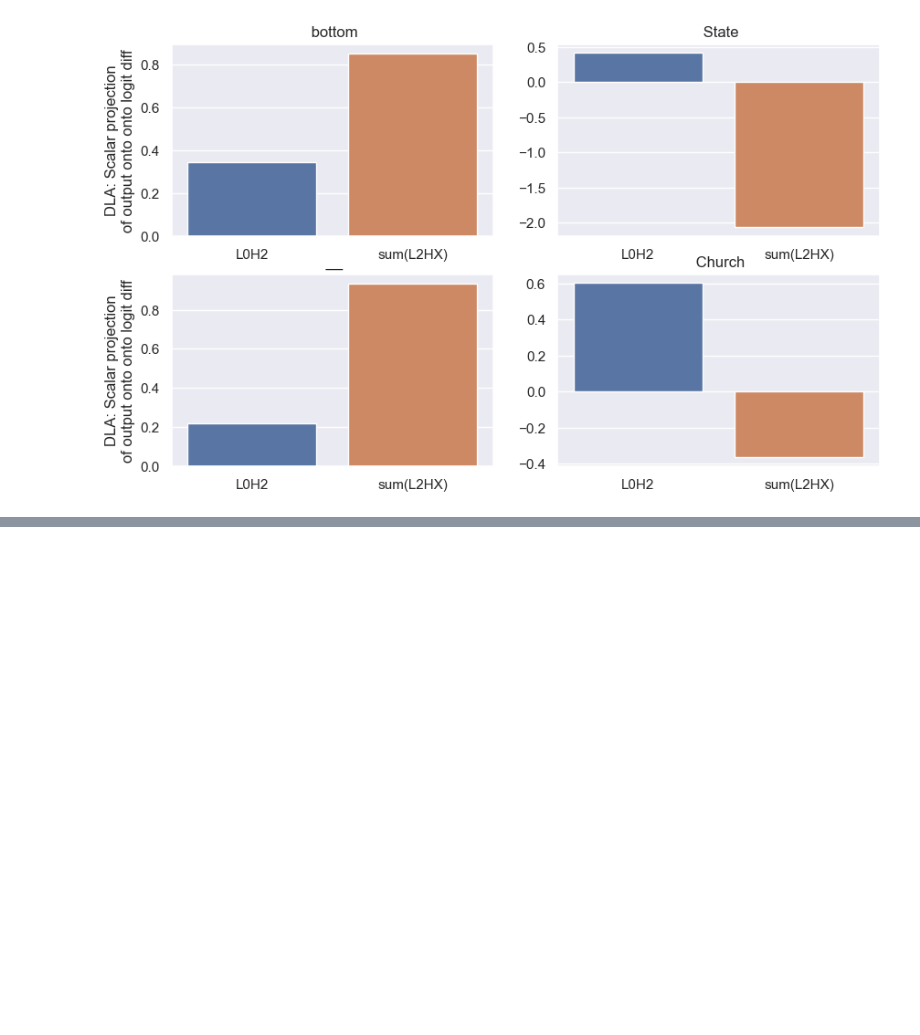
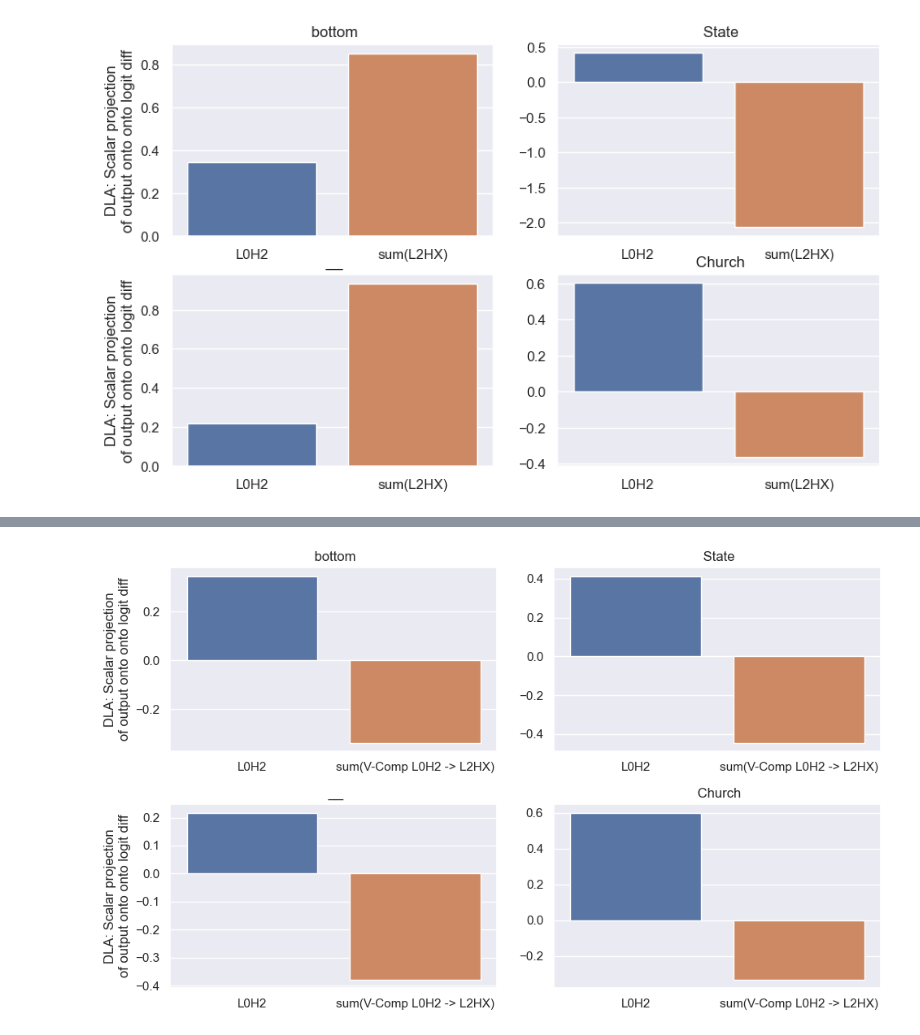
Before and after one commit to canrager/cleanup_nodes, a Jupyter notebook: exploration_DLA_vs_cleanupDLA.ipynb, the cells around one changed output, grey strips where cells are left out. Cells and saved outputs as stored; diff of their text form; code cells hidden in the pictures; blank space fills up the shorter version.

Commit message:
corrected W_OV exp

```diff
--- a/exploration_DLA_vs_cleanupDLA.ipynb
+++ b/exploration_DLA_vs_cleanupDLA.ipynb
@@ -93,12 +122,15 @@ fig, ax = plt.subplots(2,2, figsize=(10,6))
 
 for i in range(len(examples)):
     head_names = ["L0H2", "sum(L2HX)"]
-    dlas = get_results(model, examples[i])
-    dlas = [dla.item() for dla in dlas]
+    dla_all = get_results(model, examples[i])
+    L0H2_dla, L2HX_dla, v_comp_dla = [dla.item() for dla in dla_all]
+
+    # Select DLA values to plot
+    dla_plot = [L0H2_dla, L2HX_dla]
 
     row = i // 2
     col = i % 2
-    sns.barplot(x=head_names, y=dlas, ax=ax[row][col])
+    sns.barplot(x=head_names, y=dla_plot, ax=ax[row][col])
     ax[row][col].set_title(examples[i]["correct"])
     if col == 0:
         ax[row][col].set_ylabel("DLA: Scalar projection\nof output onto onto logit diff")
@@ -106,0 +143,21 @@ for i in range(len(examples)):
+# %%
+fig, ax = plt.subplots(2,2, figsize=(10,6))
+
+for i in range(len(examples)):
+    head_names = ["L0H2", "sum(V-Comp L0H2 -> L2HX)"]
+    dla_all = get_results(model, examples[i])
+    L0H2_dla, L2Hx_dla, v_comp_dla = [dla.item() for dla in dla_all]
+
+    # Select DLA values to plot
+    dla_plot = [L0H2_dla, v_comp_dla]
+
+    row = i // 2
+    col = i % 2
+    sns.barplot(x=head_names, y=dla_plot, ax=ax[row][col])
+    ax[row][col].set_title(examples[i]["correct"])
+    if col == 0:
+        ax[row][col].set_ylabel("DLA: Scalar projection\nof output onto onto logit diff")
+
+plt.tight_layout()
+# %% [output]
+[figure, added]
```
Also changed, not shown: parts of 4 cells of this notebook, 1 other file.
